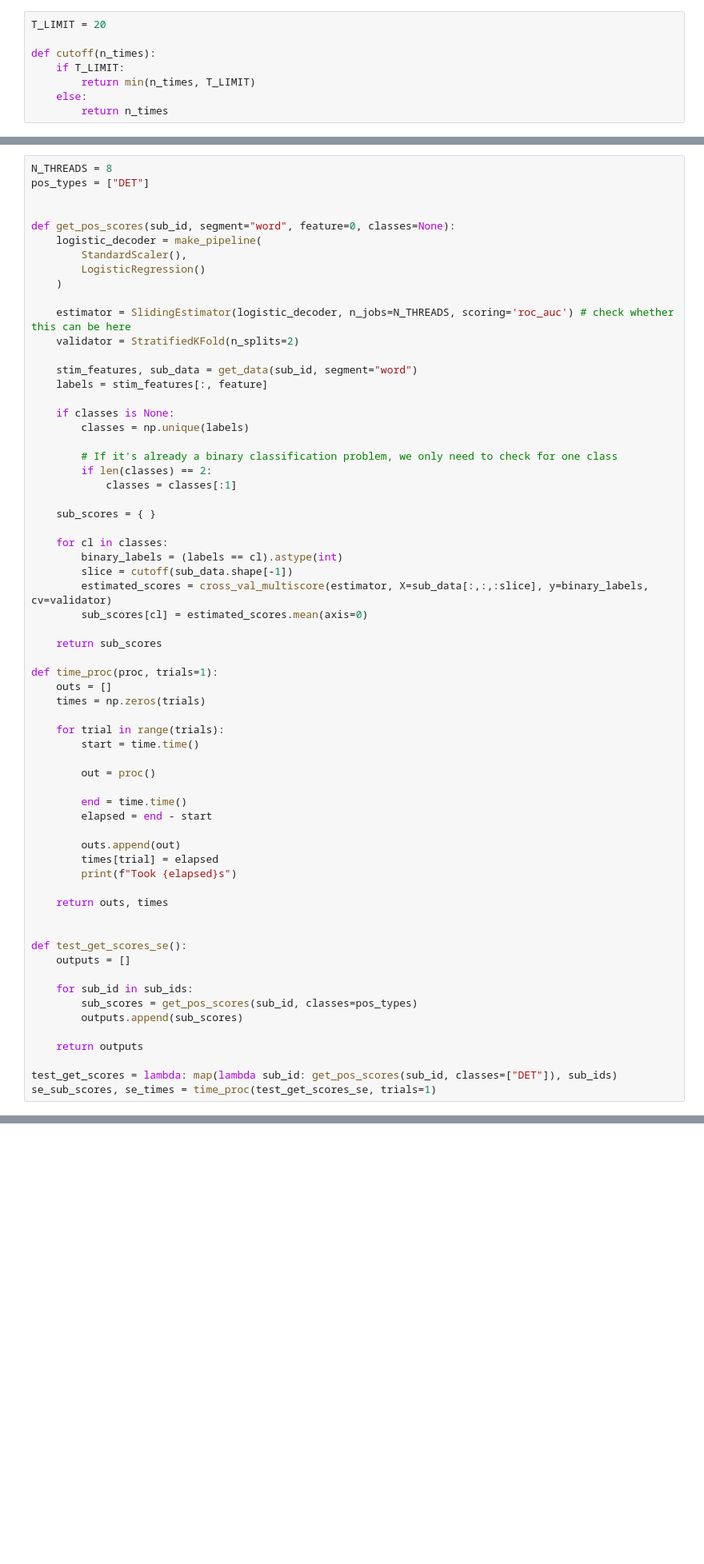
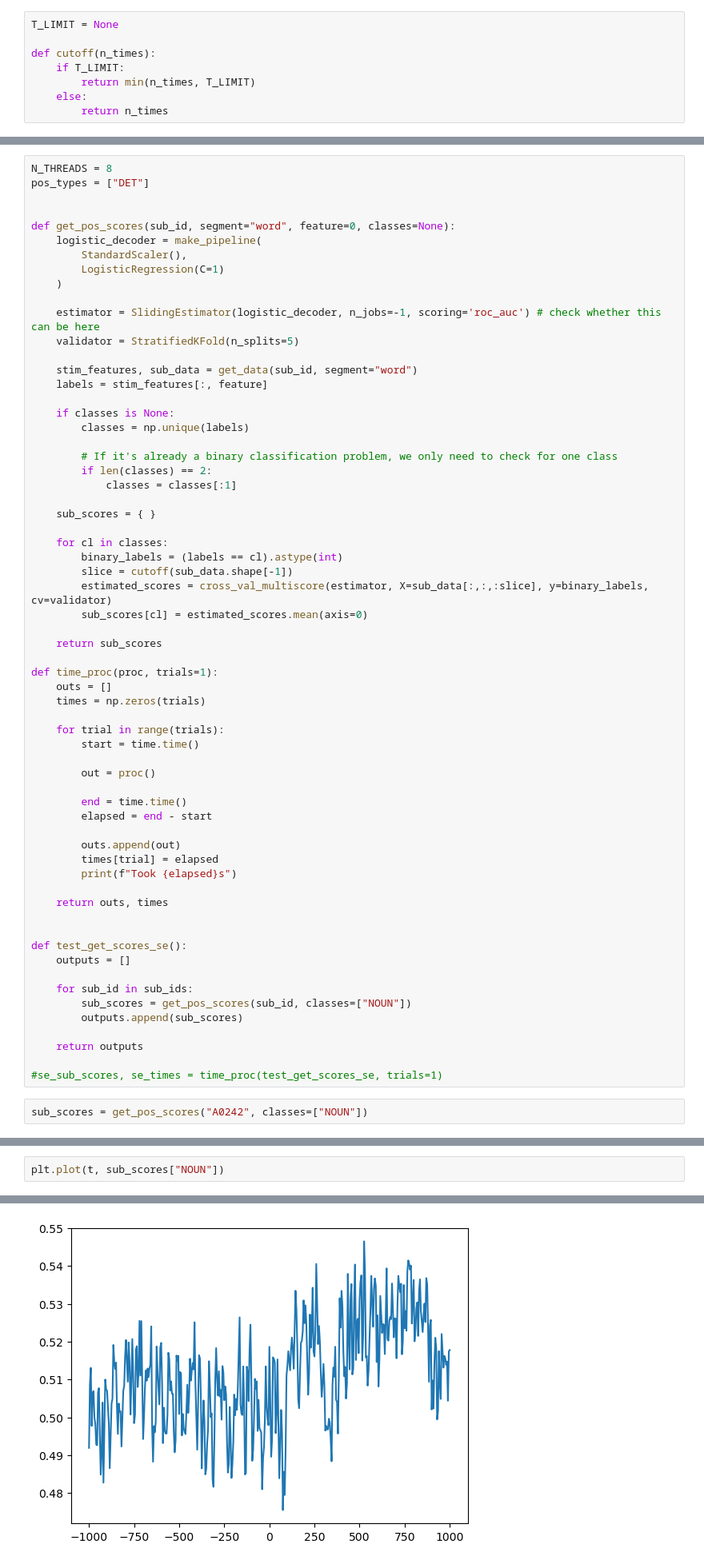
Before and after one commit to isaackrementsov/glysn-meg-analysis, a Jupyter notebook: meg_analysis_streamlined_stories.ipynb, the cells around one changed output, grey strips where cells are left out. Shown at 80% size. Saved outputs shown, nothing was run; the diff lists cells and outputs as text; blank space fills up the shorter version.

```diff
--- a/meg_analysis_streamlined_stories.ipynb
+++ b/meg_analysis_streamlined_stories.ipynb
@@ -37,7 +37,7 @@ from functools import partial
 
 import spacy
 # %%
-T_LIMIT = 20
+T_LIMIT = None
 
 def cutoff(n_times):
     if T_LIMIT:
@@ -300,11 +300,11 @@ pos_types = ["DET"]
 def get_pos_scores(sub_id, segment="word", feature=0, classes=None):
     logistic_decoder = make_pipeline(
         StandardScaler(),
-        LogisticRegression()
+        LogisticRegression(C=1)
     )
 
-    estimator = SlidingEstimator(logistic_decoder, n_jobs=N_THREADS, scoring='roc_auc') # check whether this can be here
-    validator = StratifiedKFold(n_splits=2)
+    estimator = SlidingEstimator(logistic_decoder, n_jobs=-1, scoring='roc_auc') # check whether this can be here
+    validator = StratifiedKFold(n_splits=5)
 
     stim_features, sub_data = get_data(sub_id, segment="word")
     labels = stim_features[:, feature]
@@ -349,10 +349,11 @@ def test_get_scores_se():
     outputs = []
 
     for sub_id in sub_ids:
-        sub_scores = get_pos_scores(sub_id, classes=pos_types)
+        sub_scores = get_pos_scores(sub_id, classes=["NOUN"])
         outputs.append(sub_scores)
 
     return outputs
 
-test_get_scores = lambda: map(lambda sub_id: get_pos_scores(sub_id, classes=["DET"]), sub_ids)
-se_sub_scores, se_times = time_proc(test_get_scores_se, trials=1)
+#se_sub_scores, se_times = time_proc(test_get_scores_se, trials=1)
+# %%
+sub_scores = get_pos_scores("A0242", classes=["NOUN"])
@@ -358,0 +375,3 @@ se_sub_scores, se_times = time_proc(test_get_scores_se, trials=1)
+# %%
+plt.plot(t, sub_scores["NOUN"])
+# %% [output]
@@ -358,0 +379 @@ se_sub_scores, se_times = time_proc(test_get_scores_se, trials=1)
+[figure, added]
```
Also changed, not shown: parts of 3 cells of this notebook, 3 other files.
